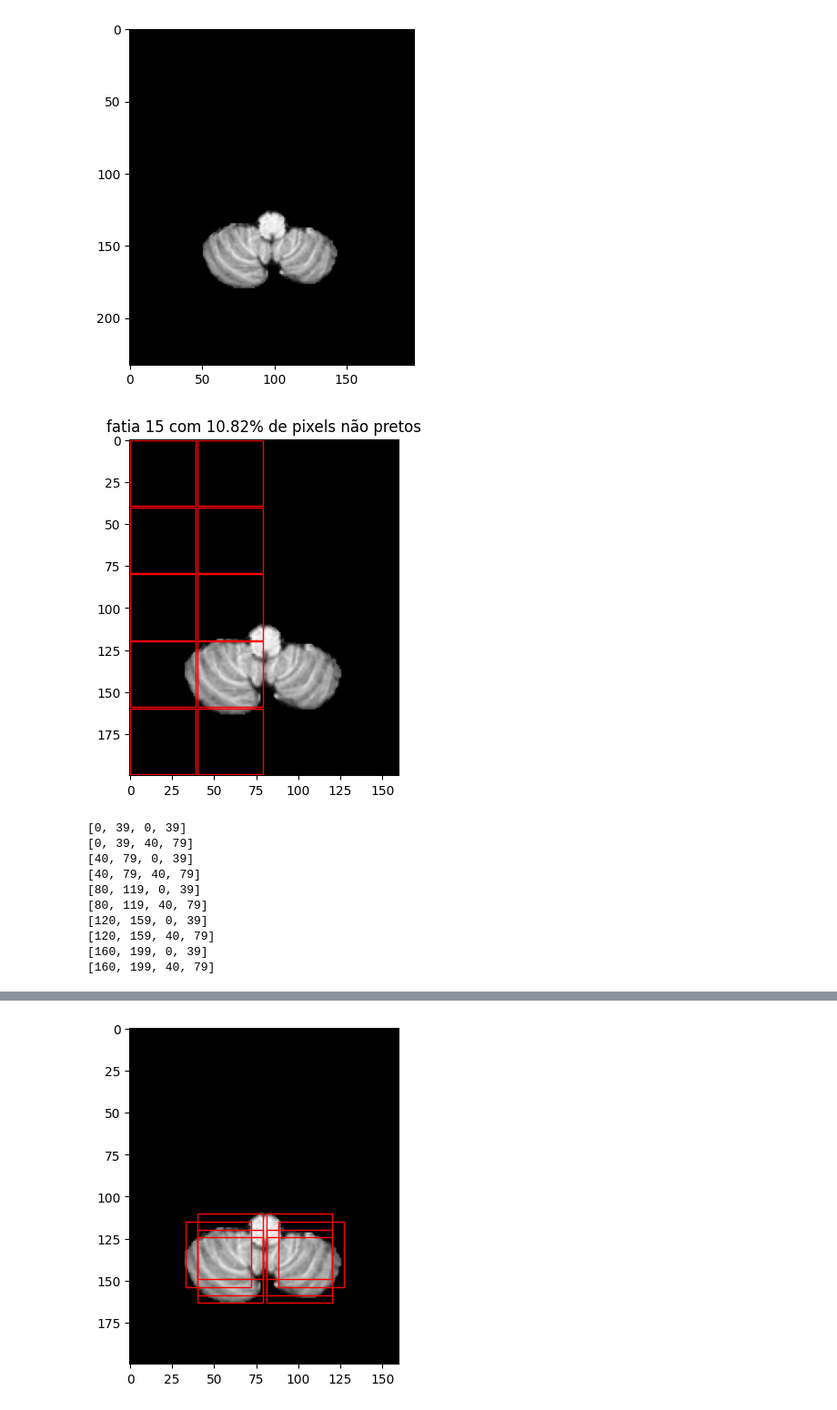
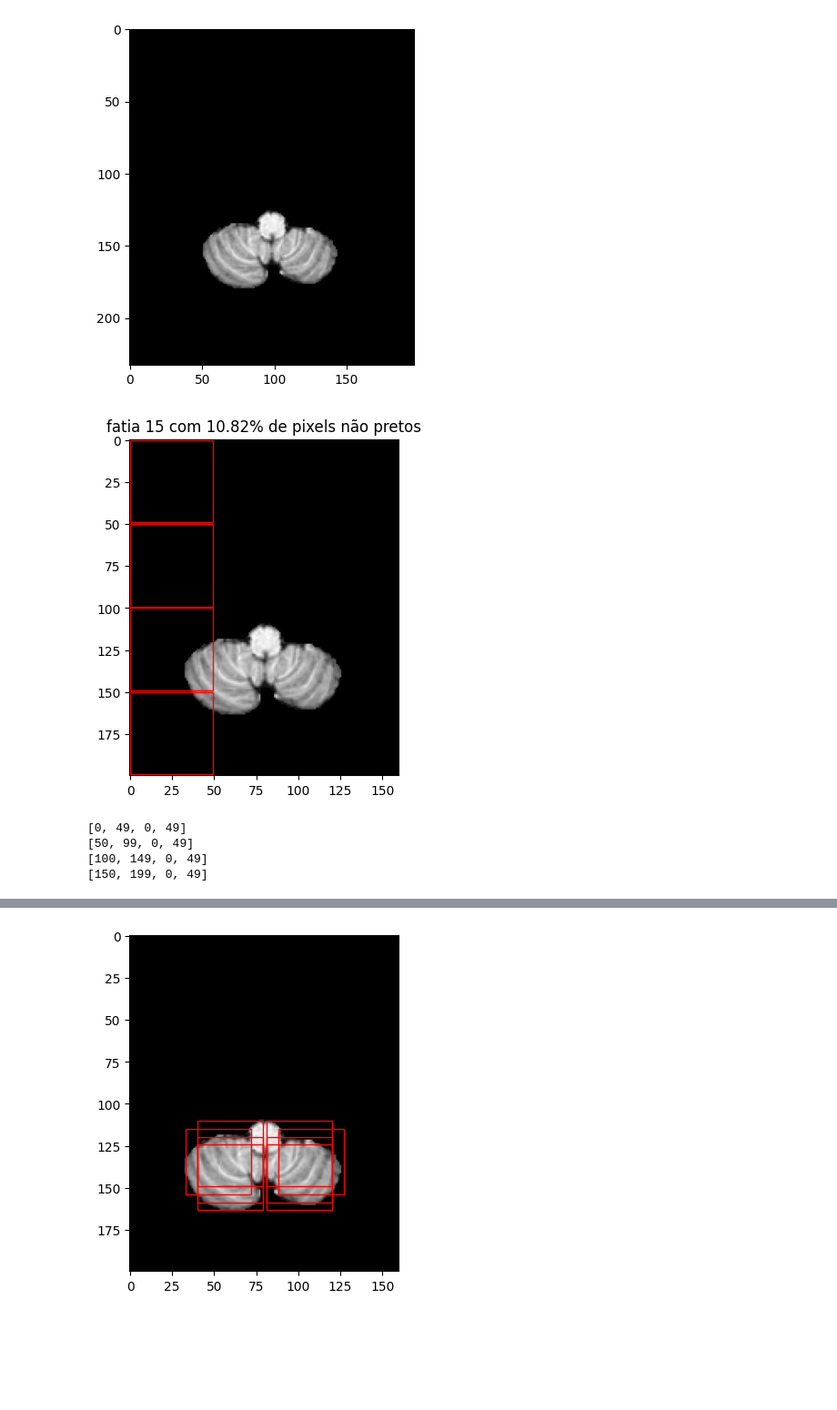
Before and after one commit to Gabriel-Panza/Machine-Learning-FCD, a Jupyter notebook: New Data/moving_grid.ipynb, the cells around one changed output, grey strips where cells are left out. Shown: that part at 91% size. Cells and saved outputs as stored; diff of their text form; code cells hidden in the pictures; blank space fills up the shorter version.

```diff
--- a/New Data/moving_grid.ipynb
+++ b/New Data/moving_grid.ipynb
@@ -313,33 +313,27 @@ plt.show()
 # %%
 img_test = data_3d[16:233-17, 18:197-19, z_idx]  # Para deixar com dimensões (160, 200)
 
 if np.count_nonzero(img_test) != 0:  # Só executa se a fatia tiver pixels não pretos
-    grid = create_grid_half_vertical(img_test, 40)  # Substituir pela função para grid vertical
+    grid = create_grid_half_vertical(img_test, 50)  # Substituir pela função para grid vertical
 
     plt.imshow(img_test, cmap='gray')
     plt.title(f"fatia {z_idx} com {np.count_nonzero(img_test)/img_test.size*100:.2f}% de pixels não pretos")  # Exibe porcentagem de pixels não pretos
 
     for rect in grid:
         y1, y2, x1, x2 = rect[0], rect[1], rect[2], rect[3]
         plt.gca().add_patch(plt.Rectangle((x1, y1), x2-x1, y2-y1, linewidth=1, edgecolor='red', facecolor='none'))
 
     plt.show()
 # %% [output]
-[figure, old version]
+[figure, new version]
 # %%
 for item in grid:
     print(item)
 # %% [output]
-[0, 39, 0, 39]
-[0, 39, 40, 79]
-[40, 79, 0, 39]
-[40, 79, 40, 79]
-[80, 119, 0, 39]
-[80, 119, 40, 79]
-[120, 159, 0, 39]
-[120, 159, 40, 79]
-[160, 199, 0, 39]
-[160, 199, 40, 79]
+[0, 49, 0, 49]
+[50, 99, 0, 49]
+[100, 149, 0, 49]
+[150, 199, 0, 49]
 # %%
 plt.imshow(img_test, cmap='gray')
 
```
Also changed, not shown: parts of 1 cell of this notebook, 11 other files.
